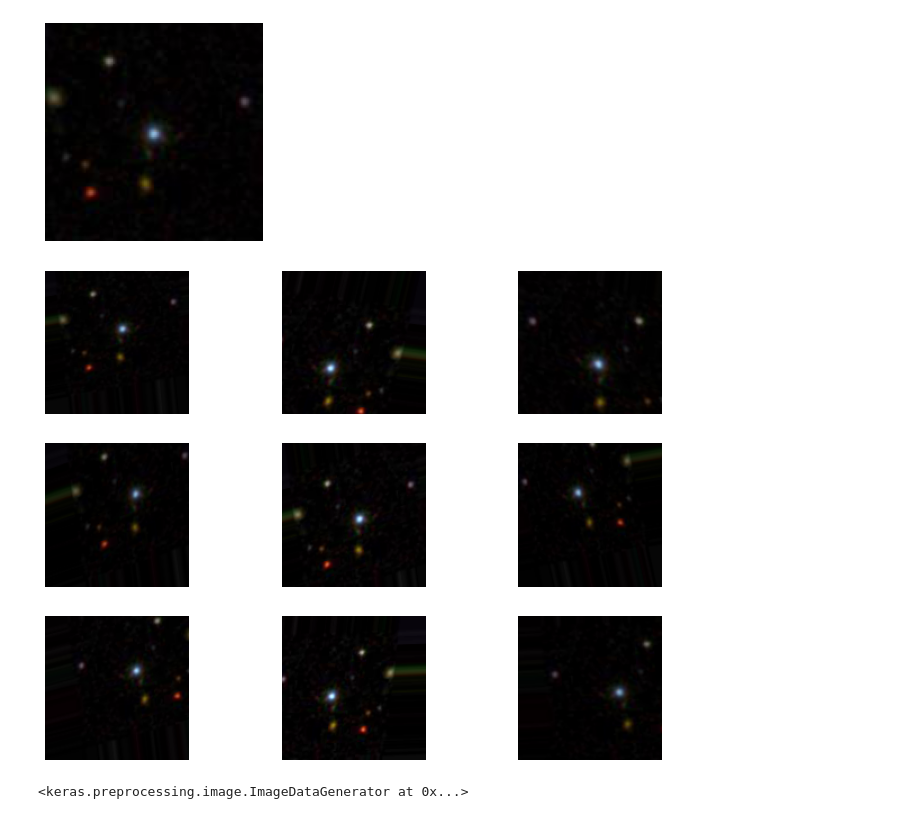
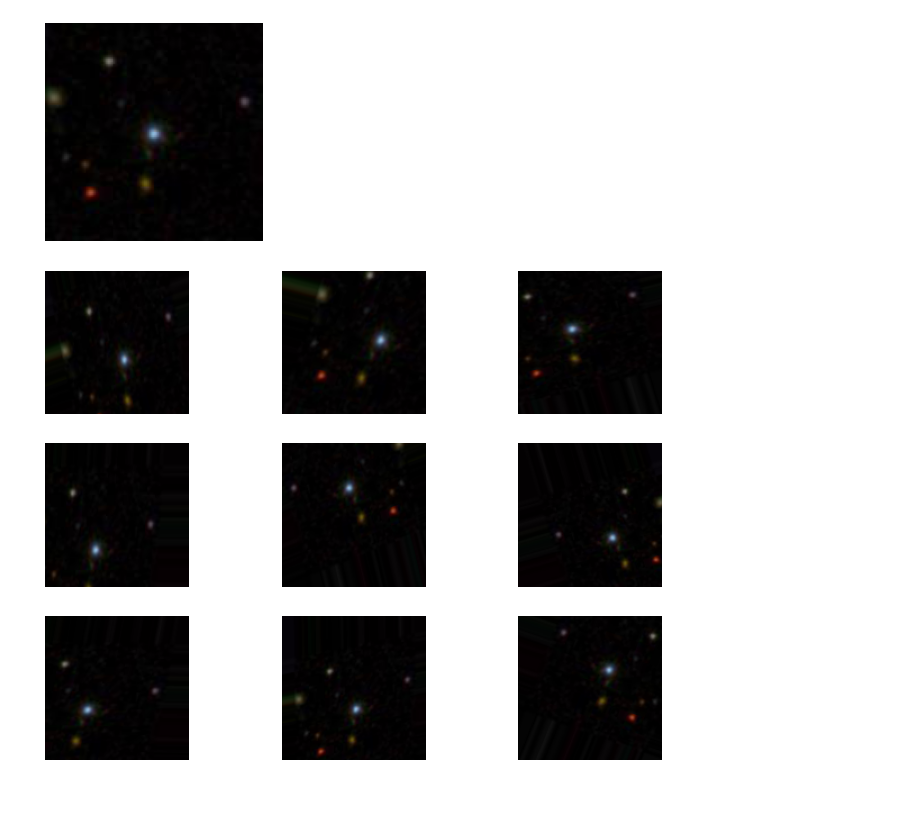
Before and after one commit to rainmaker29/ML701_G12, a Jupyter notebook: CNN.ipynb, the cells around one changed output. Saved outputs shown, nothing was run; the diff lists cells and outputs as text; code cells hidden in the pictures.

Commit message:
DataAugmentation

```diff
--- a/CNN.ipynb
+++ b/CNN.ipynb
@@ -286,15 +412,21 @@ plt.imshow(data[0])
 # %% [output]
 <matplotlib.image.AxesImage at 0x...>
 [figure]
-# %%
-def default_datagen(data):
-  datagen = ImageDataGenerator(fill_mode='constant', dtype=int)
-  datagen.fit(data)
-  return datagen
+# %%
+def default_datagen(data):
+  datagen = ImageDataGenerator(fill_mode='constant', dtype=int)
+  datagen.fill_mode='nearest'
+  datagen.horizontal_flip=True
+  datagen.width_shift_range=0.2
+  datagen.height_shift_range=0.2
+  datagen.zoom_range=[0.8, 1.2]
+  datagen.rotation_range=20
+  datagen.shear_range=10
+  gen_flow = datagen.flow(data)
+  return gen_flow
 # %%
-def plot_augmentation(datagen, data, n_rows=1, n_cols=5):
+def plot_augmentation(genflow, data, n_rows=1, n_cols=5):
   n_images = n_rows * n_cols
-  gen_flow = datagen.flow(data)
 
   plt.figure(figsize=(n_cols*4, n_rows*3))
   for image_index in range(n_images):
@@ -302,20 +434,8 @@ def plot_augmentation(datagen, data, n_rows=1, n_cols=5):
     plt.subplot(n_rows, n_cols, image_index+1)
     plt.axis('off')
     plt.imshow(image[0], vmin=0, vmax=255)
-# %%
-datagen = default_datagen(data)
-datagen.fill_mode='nearest'
-datagen.horizontal_flip=True
-datagen.width_shift_range=0.2
-datagen.height_shift_range=0.2
-datagen.zoom_range=[0.8, 1.2]
-datagen.rotation_range=20
-datagen.shear_range=10
-datagen.brightness_range = [0.75, 1.5]
-plot_augmentation(datagen, data, n_rows=3, n_cols=3)
-# %% [output]
-[figure, removed]
-# %%
-datagen.
-# %% [output]
-<keras.preprocessing.image.ImageDataGenerator at 0x...>
+# %%
+gen_flow = default_datagen(data)
+plot_augmentation(gen_flow, data, n_rows=3, n_cols=3)
+# %% [output]
+[figure, added]
```
Also changed, not shown: parts of 21 cells of this notebook.
